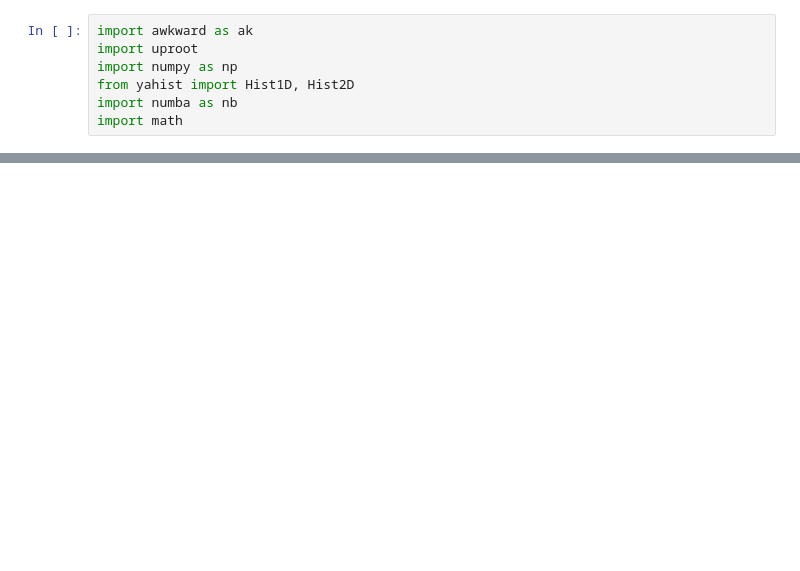
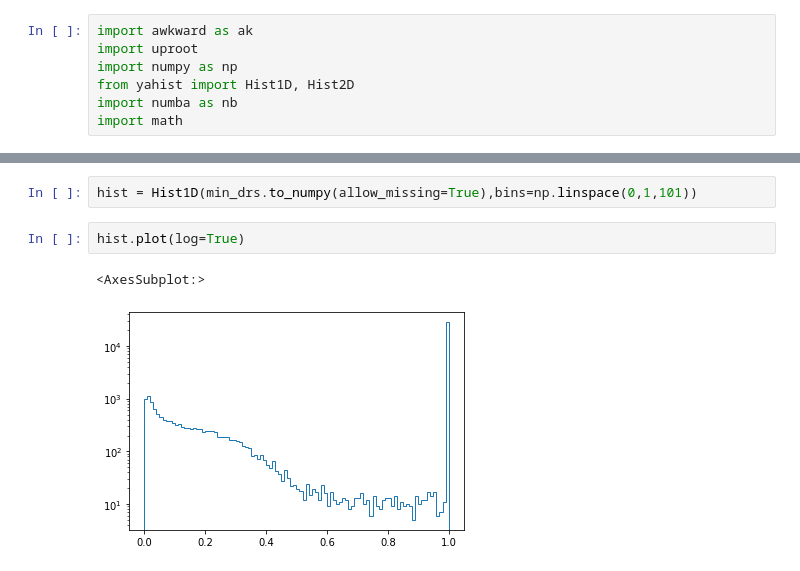
Before and after one commit to cmstas/HggAnalysisDev, a Jupyter notebook: Preselection/GenTest.ipynb, the cells around one changed output, grey strips where cells are left out. Drawn from its saved outputs; the diff is of its cells as text; blank space fills up the shorter version.

```diff
--- a/Preselection/GenTest.ipynb
+++ b/Preselection/GenTest.ipynb
@@ -84,0 +176,7 @@ Hist2D((dRs_dipho , genHgg_pt),bins=[np.linspace(0,4,101),np.linspace(0,1000,151
+# %%
+hist = Hist1D(min_drs.to_numpy(allow_missing=True),bins=np.linspace(0,1,101))
+# %%
+hist.plot(log=True)
+# %% [output]
+<AxesSubplot:>
+[figure, added]
```
Also changed, not shown: parts of 11 cells of this notebook, 12 other files.
